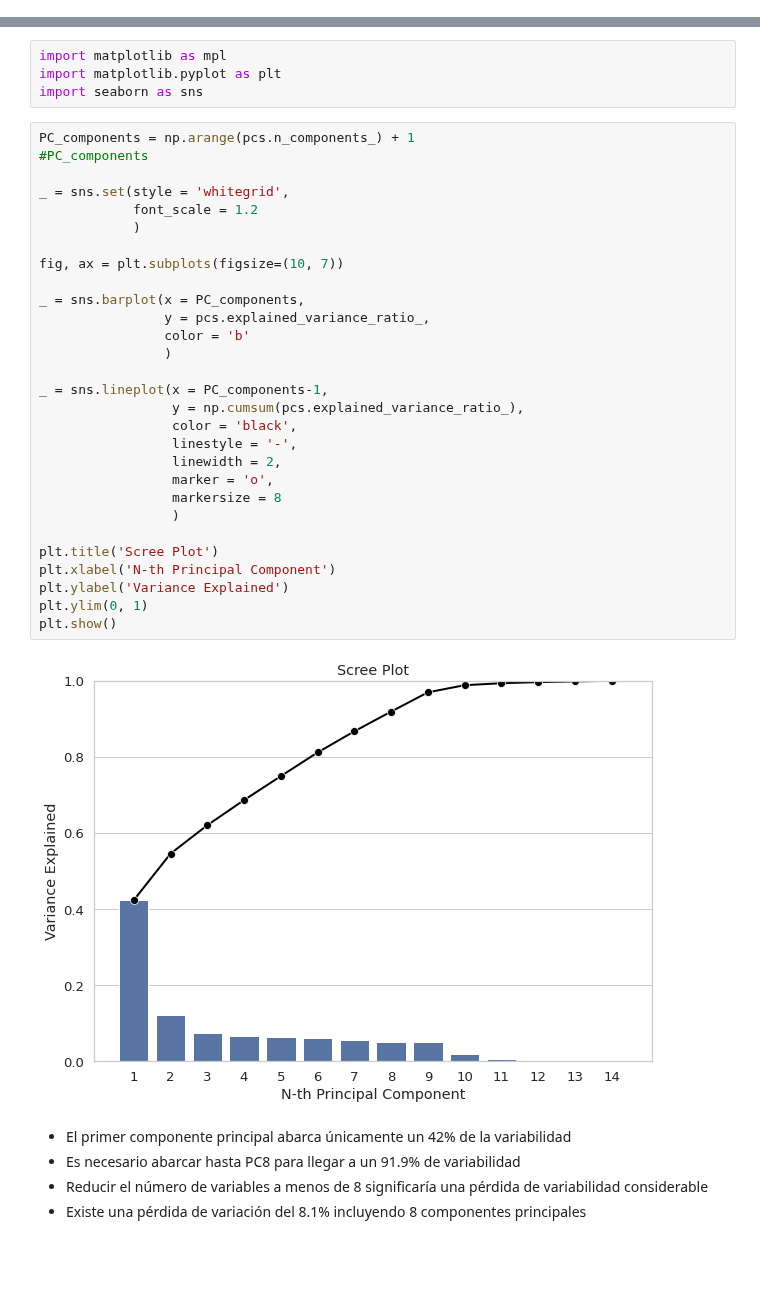
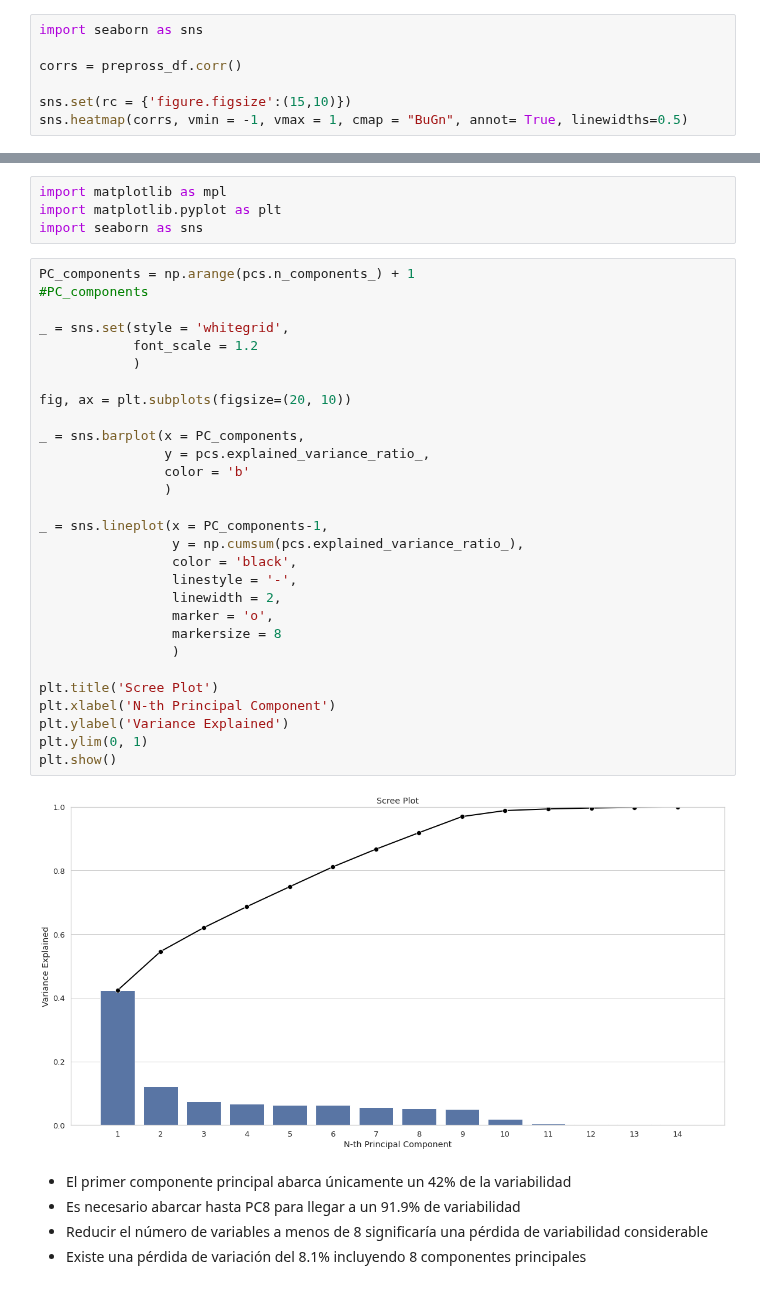
Before and after one commit to PosgradoMNA/actividades-del-projecto-equipo-52, a Jupyter notebook: Actividad Semanal -- 4.ipynb, the cells around one changed output, grey strips where cells are left out. Drawn from its saved outputs; the diff is of its cells as text; blank space fills up the shorter version.

```diff
--- a/Actividad Semanal -- 4.ipynb
+++ b/Actividad Semanal -- 4.ipynb
@@ -120,0 +126,7 @@ prepross = preprocessing.scale(x_pca)
+# %%
+import seaborn as sns
+
+corrs = prepross_df.corr()
+
+sns.set(rc = {'figure.figsize':(15,10)})
+sns.heatmap(corrs, vmin = -1, vmax = 1, cmap = "BuGn", annot= True, linewidths=0.5)
@@ -219,34 +236,34 @@ import seaborn as sns
 # %%
 PC_components = np.arange(pcs.n_components_) + 1
 #PC_components
 
 _ = sns.set(style = 'whitegrid',
             font_scale = 1.2
             )
 
-fig, ax = plt.subplots(figsize=(10, 7))
+fig, ax = plt.subplots(figsize=(20, 10))
 
 _ = sns.barplot(x = PC_components,
                 y = pcs.explained_variance_ratio_,
                 color = 'b'
                 )
 
 _ = sns.lineplot(x = PC_components-1,
                  y = np.cumsum(pcs.explained_variance_ratio_),
                  color = 'black',
                  linestyle = '-',
                  linewidth = 2,
                  marker = 'o',
                  markersize = 8
                  )
 
 plt.title('Scree Plot')
 plt.xlabel('N-th Principal Component')
 plt.ylabel('Variance Explained')
 plt.ylim(0, 1)
 plt.show()
 # %% [output]
-[figure, old version]
+[figure, new version]
 # %% [markdown]
 *   El primer componente principal abarca únicamente un 42% de la variabilidad
 *   Es necesario abarcar hasta PC8 para llegar a un 91.9% de variabilidad
```
Also changed, not shown: parts of 6 cells of this notebook.
